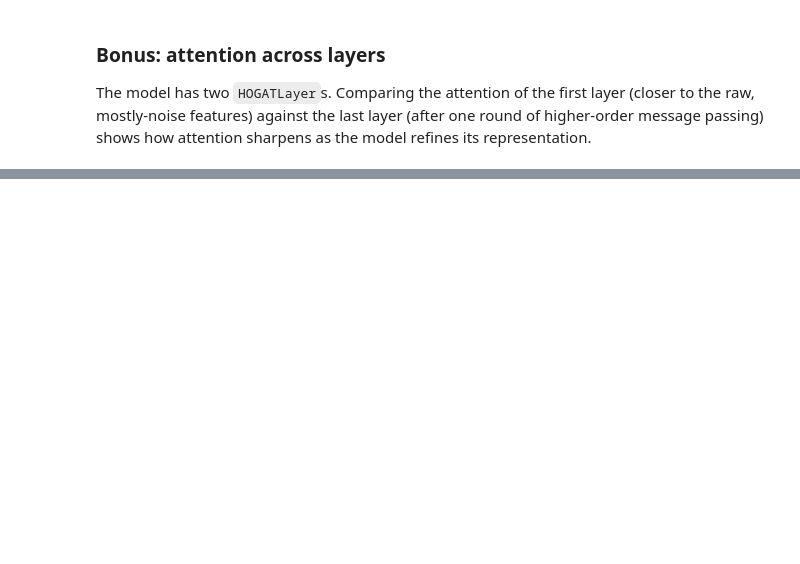
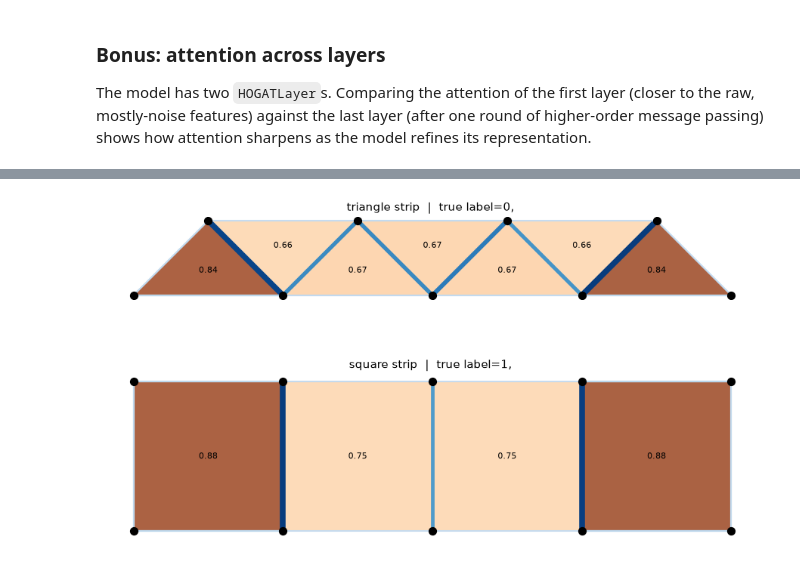
Before and after one commit to robinredX/st-topo-aware-learning-logml, a Jupyter notebook: src/main.ipynb, the cells around one changed output, grey strips where cells are left out. Drawn from its saved outputs; the diff is of its cells as text; code cells hidden in the pictures; blank space fills up the shorter version.

```diff
--- a/src/main.ipynb
+++ b/src/main.ipynb
@@ -299,0 +439,39 @@ plt.show()
+# %%
+def pick_example(samples, family):
+    for sample in samples:
+        if sample["family"] == family:
+            return sample
+    raise ValueError(f"no {family} example found")
+
+
+model.eval()
+examples = [pick_example(test_set, "triangle"), pick_example(test_set, "square")]
+
+fig, axes = plt.subplots(2, 1, figsize=(9, 6))
+
+for ax, sample in zip(axes, examples):
+    with torch.no_grad():
+        pos, neg, summary, all_attention = model(
+            sample["x_0"], sample["x_1"], sample["x_2"],
+            sample["adjacency_0_up"],
+            sample["incidence_1"], sample["incidence_1_t"],
+            sample["adjacency_1_down"], sample["adjacency_1_up"],
+            sample["incidence_2"], sample["incidence_2_t"],
+            sample["adjacency_2_down"],
+            return_attention=True,
+        )
+    #pred_label = int((logit > 0).float().item())
+    last_layer_attention = all_attention[-1]
+    edge_scores, poly_scores = edge_and_polygon_attention_scores(sample, last_layer_attention)
+
+    true_label = int(sample["label"].item())
+    title = (
+        f"{sample['family']} strip  |  true label={true_label}, "
+        #f"predicted={pred_label}  |  logit={logit.item():.2f}"
+    )
+    plot_complex_with_attention(sample, edge_scores, poly_scores, ax=ax, title=title)
+
+fig.tight_layout()
+plt.show()
+# %% [output]
+[figure, added]
```
Also changed, not shown: parts of 13 cells of this notebook, 39 other files.
